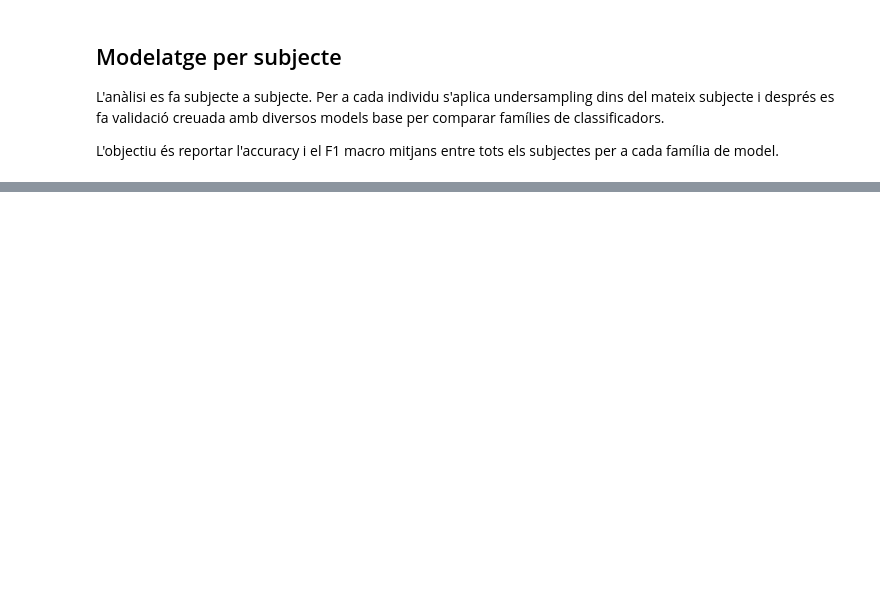
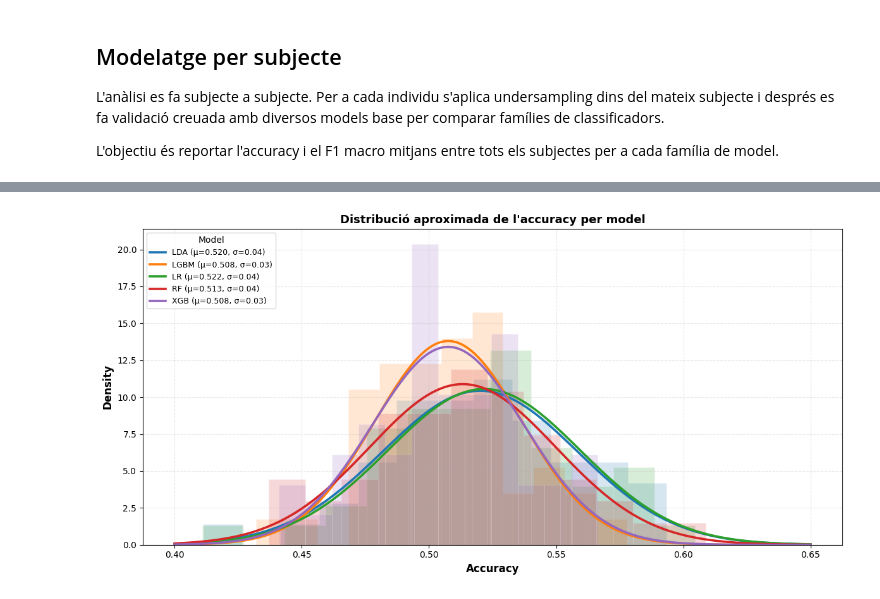
Before and after one commit to nilsduran/TFG, a Jupyter notebook: src/notebooks/02_classificació_simple.ipynb, the cells around one changed output, grey strips where cells are left out. Cells and saved outputs as stored; diff of their text form; code cells hidden in the pictures; blank space fills up the shorter version.

```diff
--- a/src/notebooks/02_classificació_simple.ipynb
+++ b/src/notebooks/02_classificació_simple.ipynb
@@ -435 +410,52 @@ F1 macro mitjà entre subjectes: 0.539 ± 0.044
 Subjectes avaluats: 47
+# %%
+models = sorted(df_model_results["model"].unique())
+cmap = plt.get_cmap("tab10")
+colors = [cmap(i) for i in range(len(models))]
+
+plt.figure(figsize=(12, 6))
+ax = plt.gca()
+
+# Common x-range for smooth Gaussian approximations
+all_accs = df_model_results["acc_mean"].dropna().values
+x_min, x_max = 0.4, 0.65
+x_grid = np.linspace(x_min, x_max, 400)
+
+for i, model in enumerate(models):
+    accs = df_model_results.loc[df_model_results["model"] == model, "acc_mean"].dropna().values
+    if len(accs) == 0:
+        continue
+
+    color = colors[i % len(colors)]
+    mu = float(accs.mean())
+    sigma = float(accs.std(ddof=1)) if len(accs) > 1 else 0.0
+    sigma = max(sigma, 1e-3)
+
+    # Histogram kept light in the background; Gaussian curve carries the shape.
+    ax.hist(
+        accs,
+        bins=12,
+        density=True,
+        alpha=0.18,
+        color=color,
+        edgecolor="white",
+        linewidth=0.6,
+    )
+    ax.plot(
+        x_grid,
+        norm.pdf(x_grid, mu, sigma),
+        color=color,
+        lw=2.6,
+        label=f"{model} (μ={mu:.3f}, σ={sigma:.2f})",
+    )
+
+ax.set_xlabel("Accuracy", fontsize=12, fontweight="bold")
+ax.set_ylabel("Density", fontsize=12, fontweight="bold")
+ax.set_title("Distribució aproximada de l'accuracy per model", fontsize=13, fontweight="bold")
+ax.legend(loc="upper left", fontsize=9, frameon=True, title="Model")
+ax.grid(alpha=0.3, linestyle="--")
+plt.tight_layout()
+plt.savefig(FIGURES_DIR / "acc_histograms_models.png", dpi=300, bbox_inches="tight")
+plt.show()
+# %% [output]
+[figure, added]
```
Also changed, not shown: parts of 5 cells of this notebook, 1 other file.
